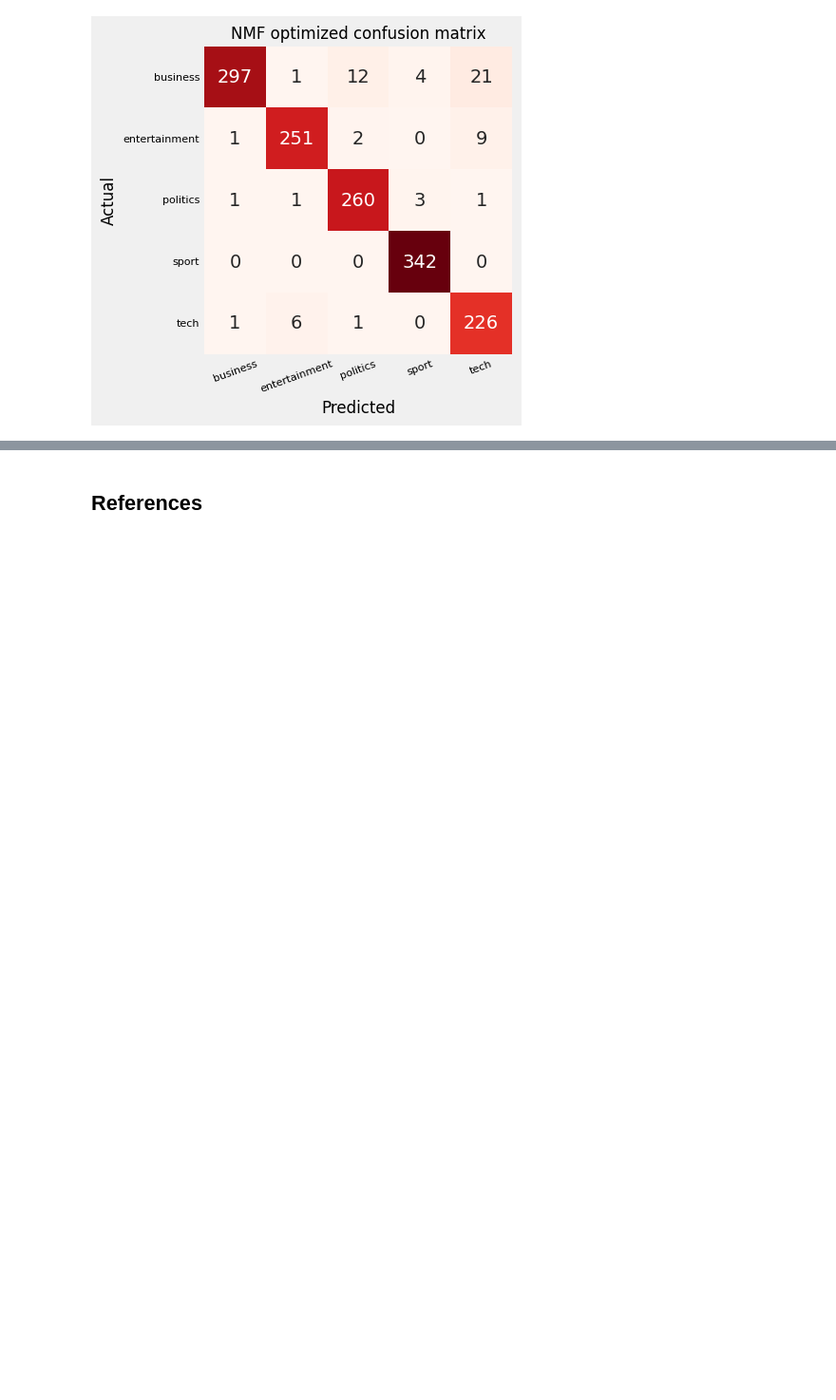
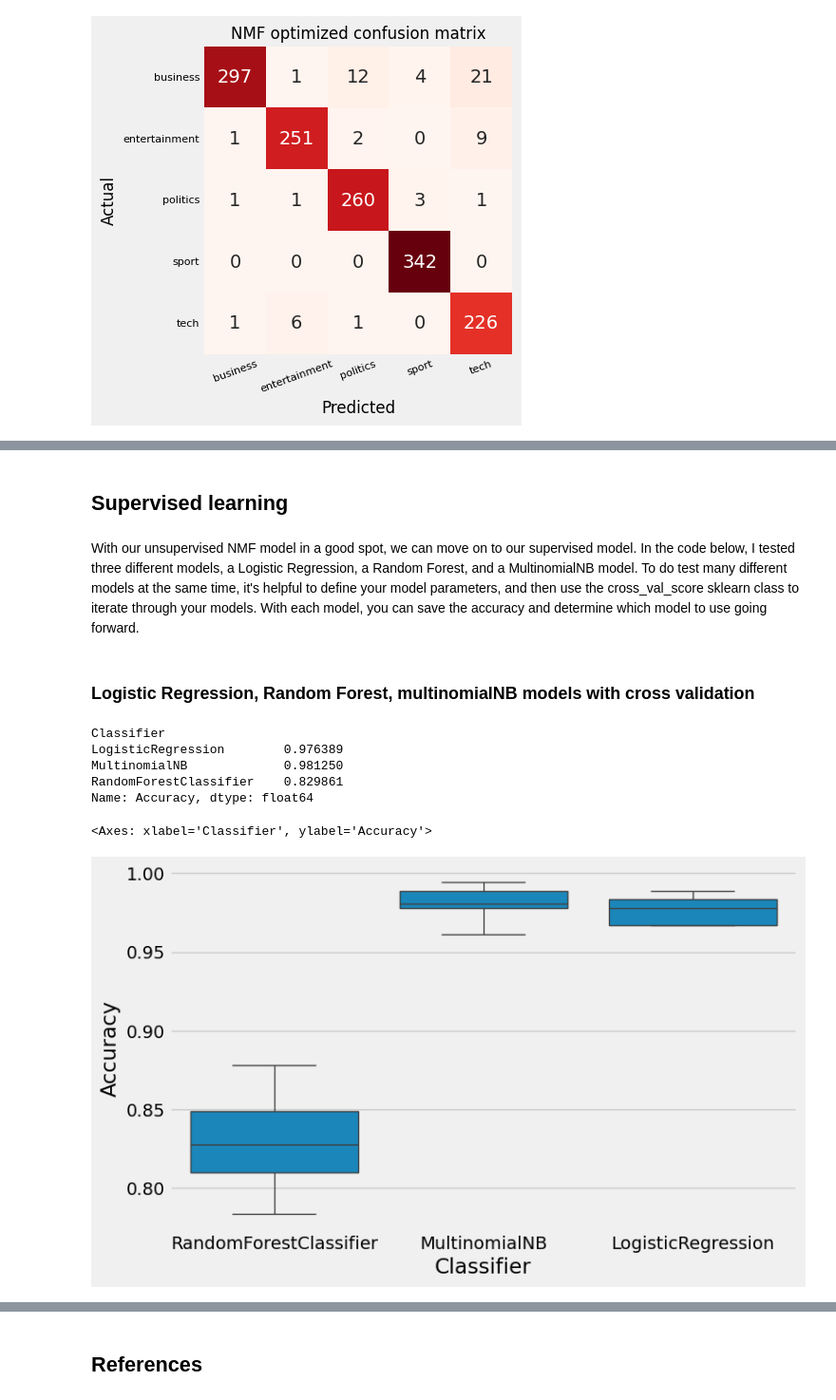
Before and after one commit to cmannnn/bbc_news_classification, a Jupyter notebook: bbc_news_classification.ipynb, the cells around one changed output, grey strips where cells are left out. Shown: that part at 95% size. Drawn from its saved outputs; the diff is of its cells as text; code cells hidden in the pictures; blank space fills up the shorter version.

```diff
--- a/bbc_news_classification.ipynb
+++ b/bbc_news_classification.ipynb
@@ -378,0 +424,41 @@ plt.yticks(fontsize=8)
+# %% [markdown]
+## Supervised learning
+# %% [markdown]
+With our unsupervised NMF model in a good spot, we can move on to our supervised model. In the code below, I tested three different models, a Logistic Regression, a Random Forest, and a MultinomialNB model. To do test many different models at the same time, it's helpful to define your model parameters, and then use the cross_val_score sklearn class to iterate through your models. With each model, you can save the accuracy and determine which model to use going forward.
+# %% [markdown]
+### Logistic Regression, Random Forest, multinomialNB models with cross validation
+# %%
+# Defining the 3 models and their parameters
+models = [
+    RandomForestClassifier(n_estimators = 100, max_depth = 4, random_state = 42),
+    MultinomialNB(alpha=.1),
+    LogisticRegression(penalty='l2', solver = 'lbfgs', class_weight = 'balanced')
+]
+
+# using KFold with 8 splits to test each of the models more than once
+kfold = KFold(n_splits = 8, shuffle = True, random_state=42)
+cross_val = []
+for m in models:
+    model_name = m.__class__.__name__
+    accuracy = cross_val_score(m, features, df_train['Category'], scoring='accuracy', cv=kfold)
+    for fold_idx, acc in enumerate(accuracy):
+        cross_val.append((model_name, fold_idx, acc))
+# %%
+# The result is a list of all models for each of the 8 KFolds.
+# If you group the classifiers together, you can take the average accuracy score to determine the best model to use.
+# In this example, the MultinomialNB model just beat out the LogisticRegression model
+result = pd.DataFrame(cross_val, columns = ['Classifier', 'Fold', 'Accuracy'])
+result.groupby('Classifier')['Accuracy'].mean()
+# %% [output]
+Classifier
+LogisticRegression        0.976389
+MultinomialNB             0.981250
+RandomForestClassifier    0.829861
+Name: Accuracy, dtype: float64
+# %%
+# Plotting the results of each of the model's accuracy, it was close between the MultinomialNB model and the LogisticRegression model
+plt.figure(figsize=(8,5))
+sns.boxplot(data= result, x='Classifier', y='Accuracy')
+# %% [output]
+<Axes: xlabel='Classifier', ylabel='Accuracy'>
+[figure, added]
```
Also changed, not shown: parts of 76 cells of this notebook.
